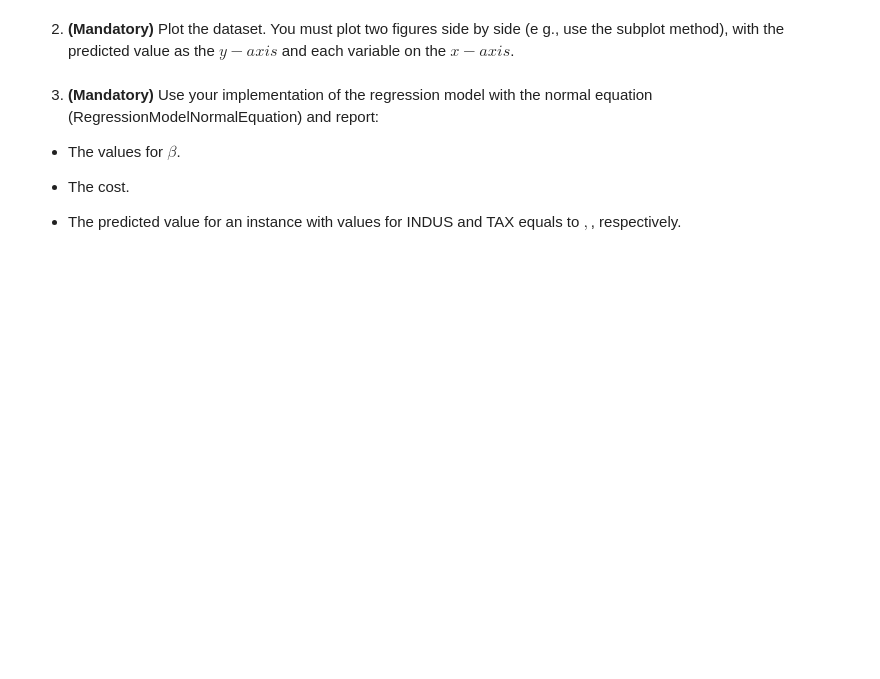
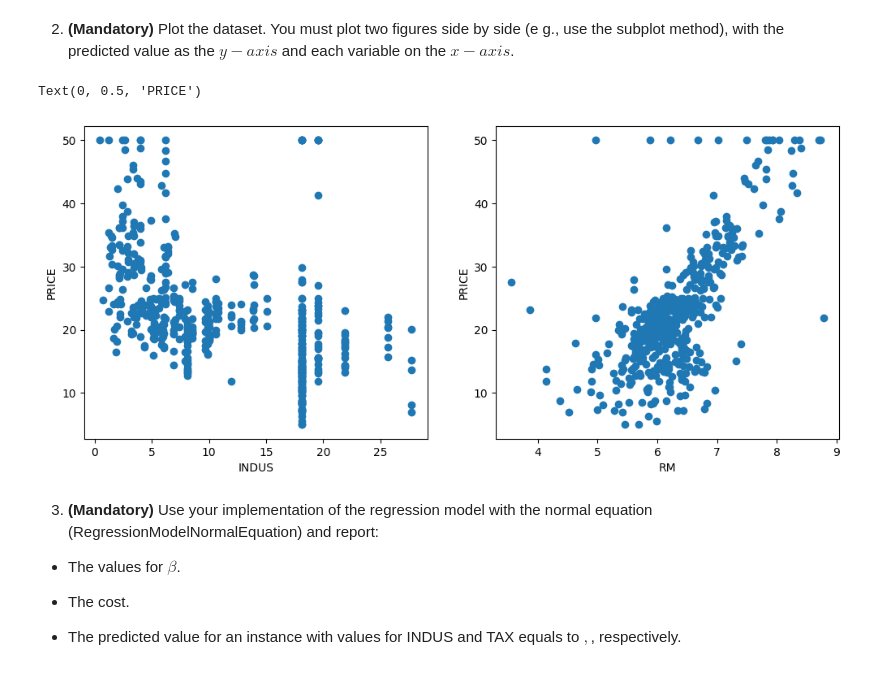
Before and after one commit to SuyashMullick/2DV516-Assignments, a Jupyter notebook: A2/Assignment-2/username_A2.ipynb, the cells around one changed output. Cells and saved outputs as stored; diff of their text form; code cells hidden in the pictures; blank space fills up the shorter version.

```diff
--- a/A2/Assignment-2/username_A2.ipynb
+++ b/A2/Assignment-2/username_A2.ipynb
@@ -56,2 +59,7 @@ Read the dataset and store the values as vectors in the variables $X_e$ and $y$.
+# %%
+housing_data = pd.read_csv("datasets/housing-boston.csv")
+
+Xe = housing_data.drop(columns="PRICE").to_numpy()
+y = housing_data.PRICE.to_numpy()
 # %% [markdown]
 2. **(Mandatory)** Plot the dataset. You must plot two figures side by side (e g., use the subplot method), with the predicted value as the $y-axis$ and each variable on the $x-axis$.
@@ -60,3 +66,16 @@ Read the dataset and store the values as vectors in the variables $X_e$ and $y$.
+# %%
+fig, axs = plt.subplots(1,2, figsize=(12, 5))
+
+axs[0].scatter(Xe[:,0], y)
+axs[0].set_xlabel("INDUS")
+axs[0].set_ylabel("PRICE")
+
+axs[1].scatter(Xe[:,1], y)
+axs[1].set_xlabel("RM")
+axs[1].set_ylabel("PRICE")
+# %% [output]
+Text(0, 0.5, 'PRICE')
+[figure, added]
 # %% [markdown]
 3. **(Mandatory)** Use your implementation of the regression model with the normal equation (RegressionModelNormalEquation) and report:
 
```
Also changed, not shown: parts of 11 cells of this notebook, 1 other file.
